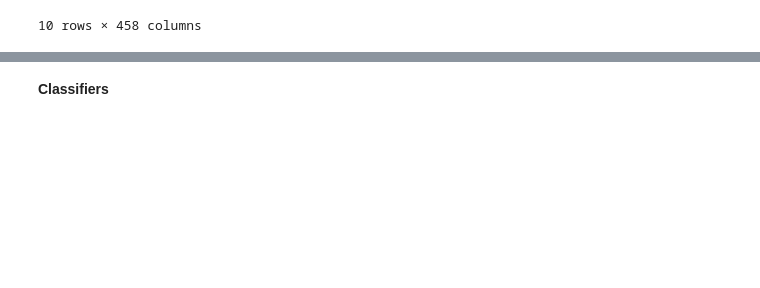
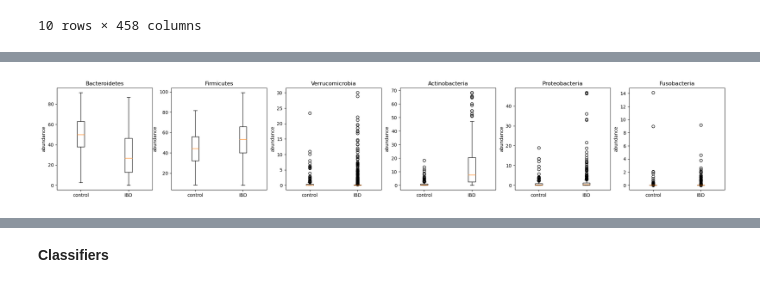
Before and after one commit to milla-kos/data-science-projects, a Jupyter notebook: IBD_classifier/models.ipynb, the cells around one changed output, grey strips where cells are left out. Drawn from its saved outputs; the diff is of its cells as text; code cells hidden in the pictures; blank space fills up the shorter version.

```diff
--- a/IBD_classifier/models.ipynb
+++ b/IBD_classifier/models.ipynb
@@ -145,0 +184,9 @@ df.head(10)
+# %%
+phyla = df.iloc[:,:4]
+phyla['Bacteroidetes'] = df[bact].sum(axis=1)
+phyla['Firmicutes'] = df[firm].sum(axis=1)
+phyla['Verrucomicrobia'] = df[verru].sum(axis=1)
+phyla['Actinobacteria'] = df[actino].sum(axis=1)
+phyla['Proteobacteria'] = df[prot].sum(axis=1)
+phyla['Fusobacteria'] = df[fuso].sum(axis=1)
+phyla
@@ -146,3 +207,17 @@ df.head(10)
+# %%
+
+labels = ['control', 'IBD']
+fig, ax = plt.subplots(1,6, figsize=(26,4))
+for i,p in enumerate(phyla.columns[4:]):
+    control = phyla.loc[phyla['study_condition'] == 'control'][p]
+    ibd = phyla.loc[phyla['study_condition'] == 'IBD'][p]
+    ax[i].boxplot([control,ibd], labels=labels)
+    ax[i].set_ylabel("abundance")
+    ax[i].set_title(p)
+
+plt.show()
+# %% [output]
+[figure, added]
 # %%
 # create y and x
 y = np.array(create_labels(df))
```
Also changed, not shown: parts of 13 cells of this notebook.
